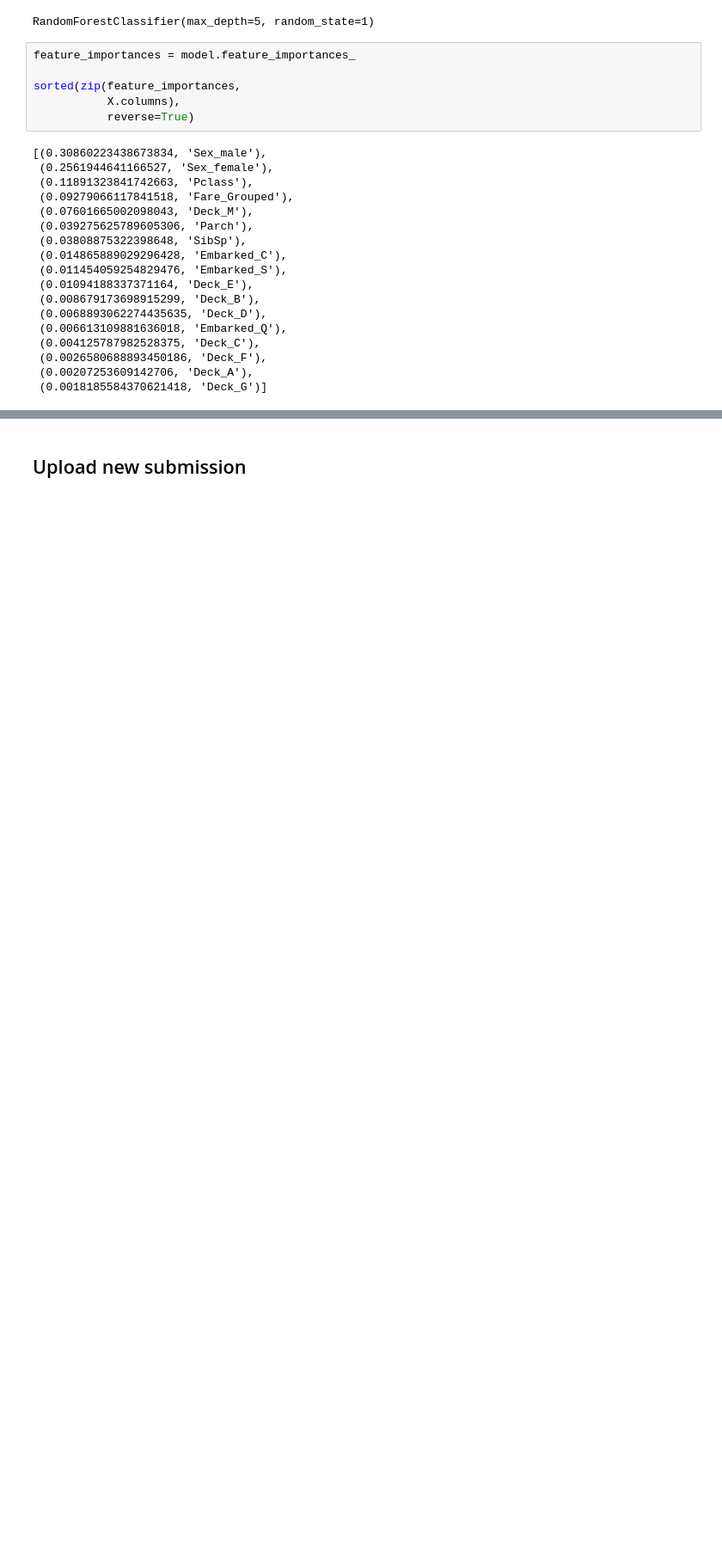
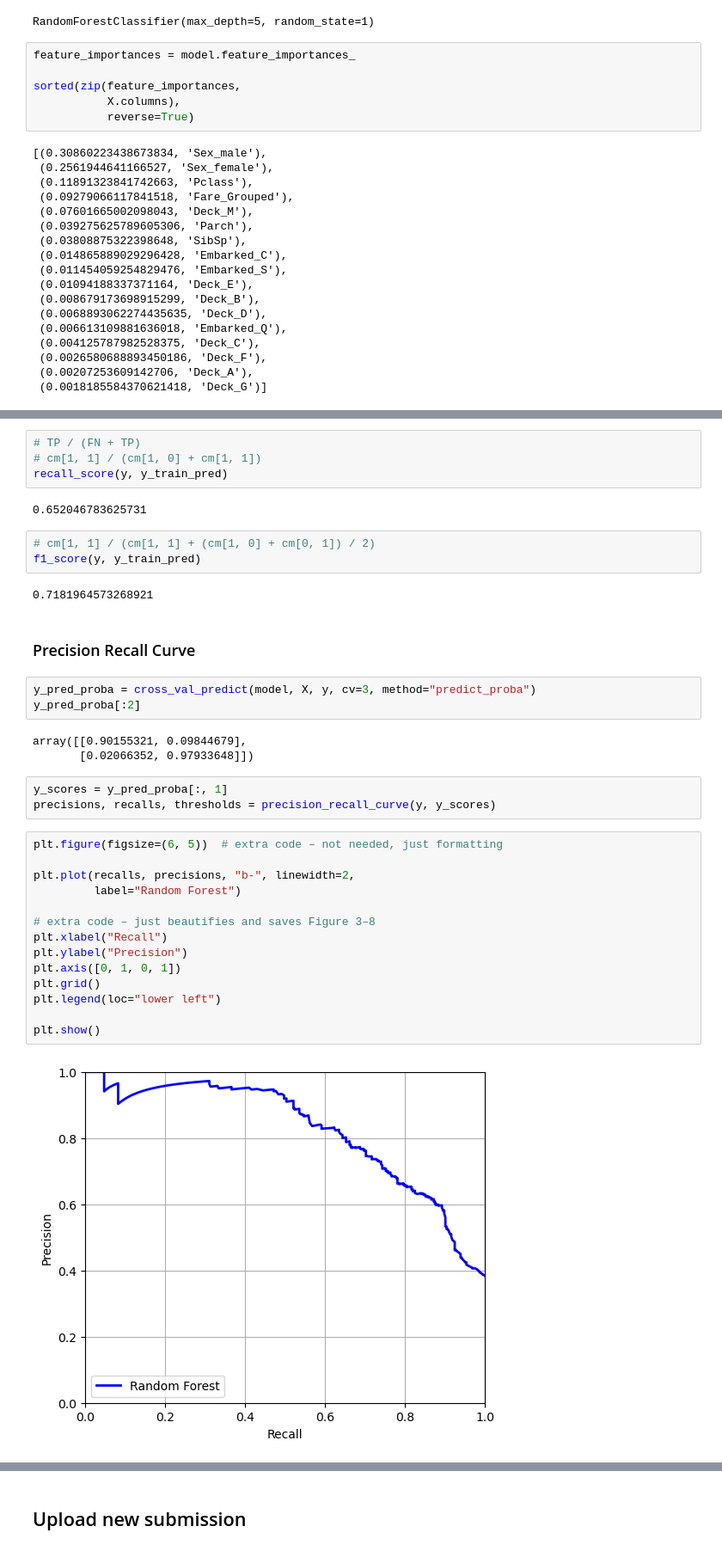
Before and after one commit to MartinRajniak/Kaggle-Projects, a Jupyter notebook: titanic.ipynb, the cells around one changed output, grey strips where cells are left out. Shown at 86% size. Saved outputs shown, nothing was run; the diff lists cells and outputs as text; blank space fills up the shorter version.

```diff
--- a/titanic.ipynb
+++ b/titanic.ipynb
@@ -264,0 +300,38 @@ sorted(zip(feature_importances,
+# %%
+# TP / (FN + TP)
+# cm[1, 1] / (cm[1, 0] + cm[1, 1])
+recall_score(y, y_train_pred)
+# %% [output]
+0.652046783625731
+# %%
+# cm[1, 1] / (cm[1, 1] + (cm[1, 0] + cm[0, 1]) / 2)
+f1_score(y, y_train_pred)
+# %% [output]
+0.7181964573268921
+# %% [markdown]
+### Precision Recall Curve
+# %%
+y_pred_proba = cross_val_predict(model, X, y, cv=3, method="predict_proba")
+y_pred_proba[:2]
+# %% [output]
+array([[0.90155321, 0.09844679],
+       [0.02066352, 0.97933648]])
+# %%
+y_scores = y_pred_proba[:, 1]
+precisions, recalls, thresholds = precision_recall_curve(y, y_scores)
+# %%
+plt.figure(figsize=(6, 5))  # extra code – not needed, just formatting
+
+plt.plot(recalls, precisions, "b-", linewidth=2,
+         label="Random Forest")
+
+# extra code – just beautifies and saves Figure 3–8
+plt.xlabel("Recall")
+plt.ylabel("Precision")
+plt.axis([0, 1, 0, 1])
+plt.grid()
+plt.legend(loc="lower left")
+
+plt.show()
+# %% [output]
+[figure, added]
```
Also changed, not shown: parts of 16 cells of this notebook.
